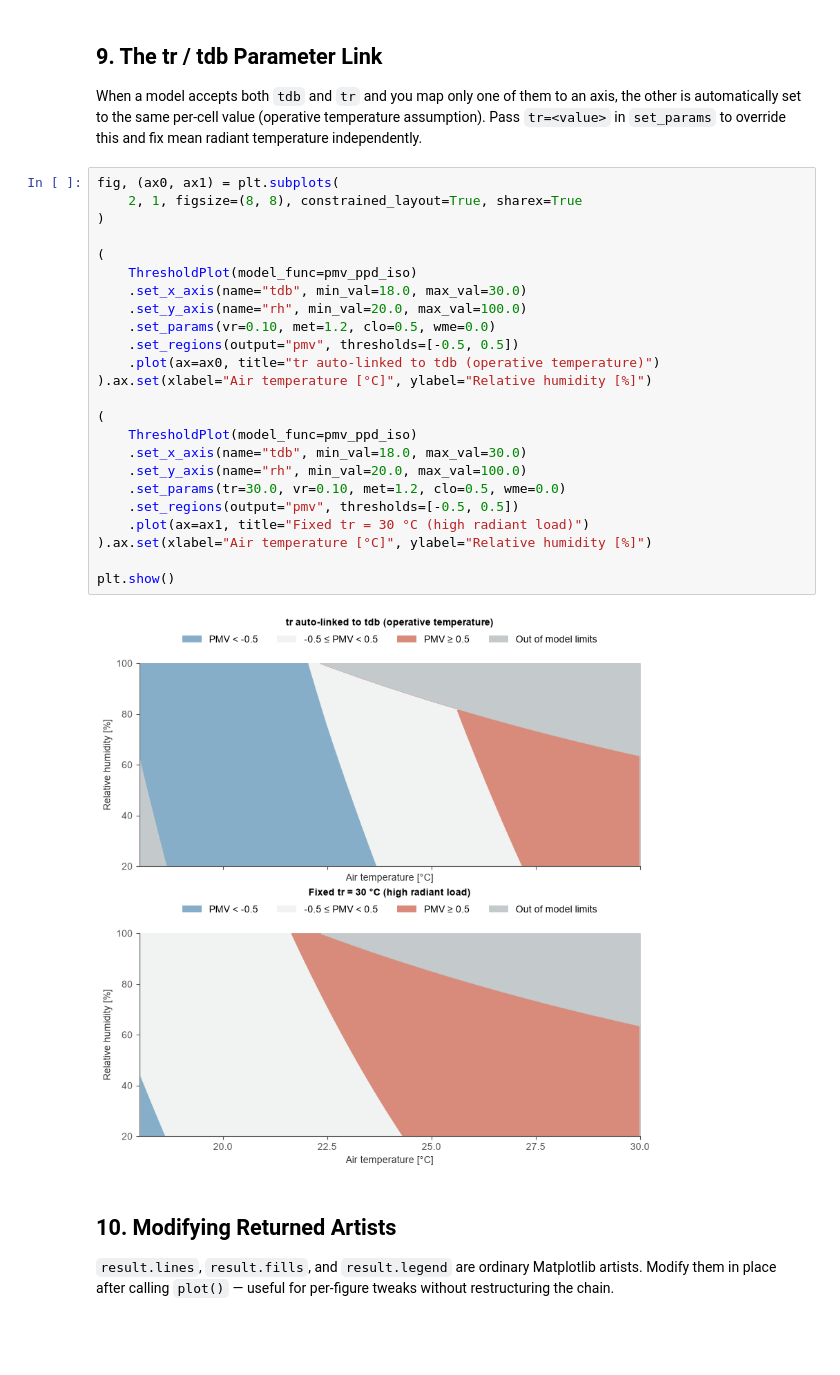
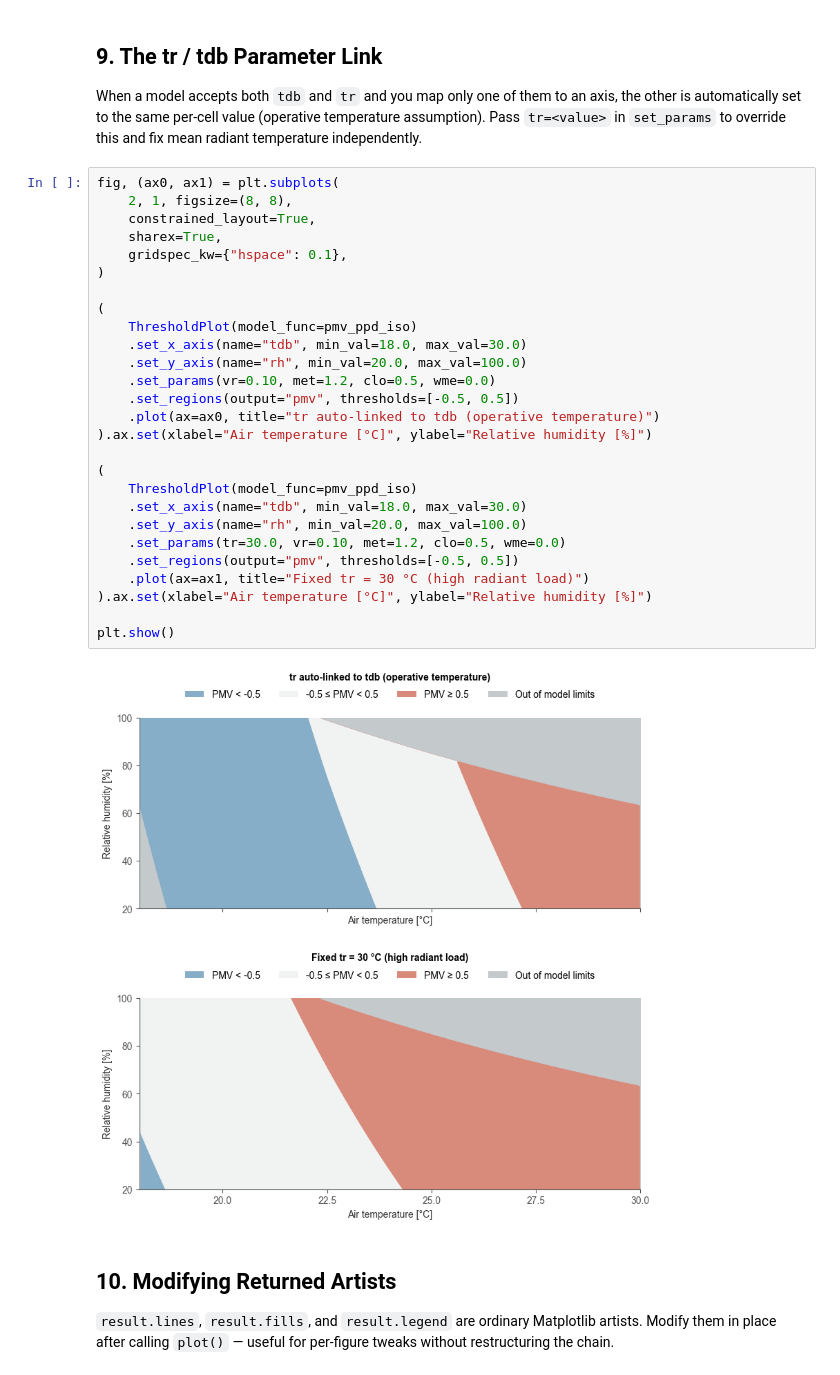
Before and after one commit to pythermalcomfort/pythermalcomfort, a Jupyter notebook: docs/documentation/plots/matplotlib/threshold_plot.ipynb, the cells around one changed output. Drawn from its saved outputs; the diff is of its cells as text; blank space fills up the shorter version.

```diff
--- a/docs/documentation/plots/matplotlib/threshold_plot.ipynb
+++ b/docs/documentation/plots/matplotlib/threshold_plot.ipynb
@@ -213,30 +220,33 @@ plt.show()
 When a model accepts both `tdb` and `tr` and you map only one of them to an axis, the other is automatically set to the same per-cell value (operative temperature assumption). Pass `tr=<value>` in `set_params` to override this and fix mean radiant temperature independently.
 # %%
 fig, (ax0, ax1) = plt.subplots(
-    2, 1, figsize=(8, 8), constrained_layout=True, sharex=True
+    2, 1, figsize=(8, 8),
+    constrained_layout=True,
+    sharex=True,
+    gridspec_kw={"hspace": 0.1},
 )
 
 (
     ThresholdPlot(model_func=pmv_ppd_iso)
     .set_x_axis(name="tdb", min_val=18.0, max_val=30.0)
     .set_y_axis(name="rh", min_val=20.0, max_val=100.0)
     .set_params(vr=0.10, met=1.2, clo=0.5, wme=0.0)
     .set_regions(output="pmv", thresholds=[-0.5, 0.5])
     .plot(ax=ax0, title="tr auto-linked to tdb (operative temperature)")
 ).ax.set(xlabel="Air temperature [°C]", ylabel="Relative humidity [%]")
 
 (
     ThresholdPlot(model_func=pmv_ppd_iso)
     .set_x_axis(name="tdb", min_val=18.0, max_val=30.0)
     .set_y_axis(name="rh", min_val=20.0, max_val=100.0)
     .set_params(tr=30.0, vr=0.10, met=1.2, clo=0.5, wme=0.0)
     .set_regions(output="pmv", thresholds=[-0.5, 0.5])
     .plot(ax=ax1, title="Fixed tr = 30 °C (high radiant load)")
 ).ax.set(xlabel="Air temperature [°C]", ylabel="Relative humidity [%]")
 
 plt.show()
 # %% [output]
-[figure, old version]
+[figure, new version]
 # %% [markdown]
 ## 10. Modifying Returned Artists
 
```
Also changed, not shown: parts of 14 cells of this notebook.
